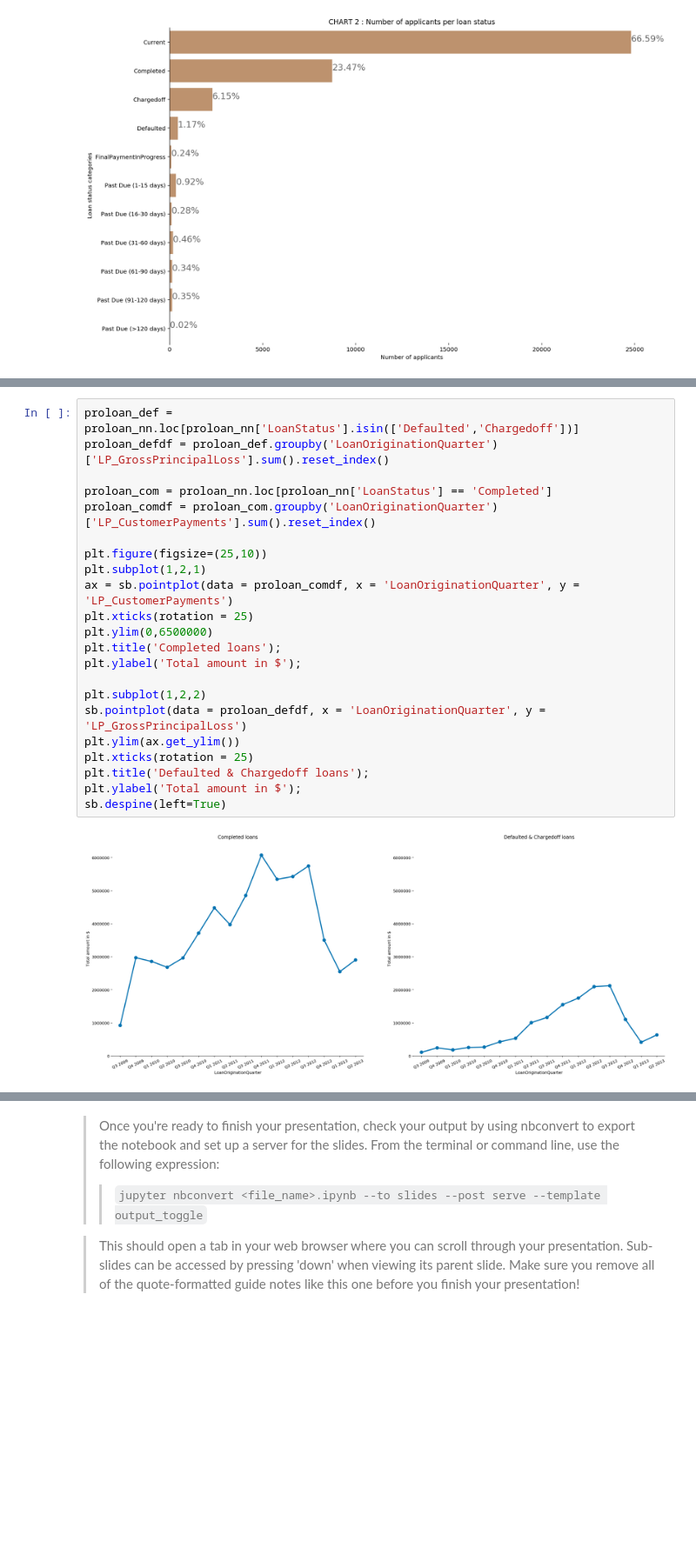
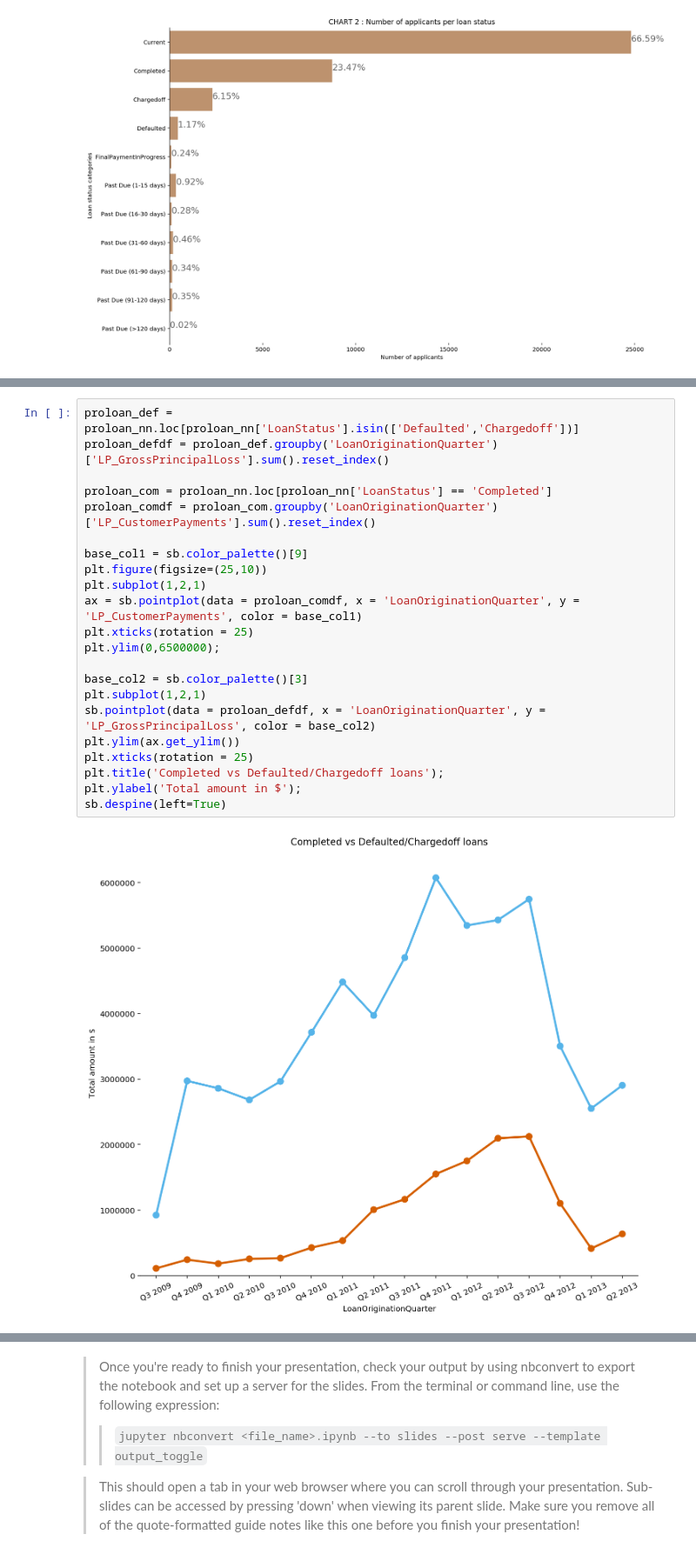
Before and after one commit to lloyddamion/DataVisualisation, a Jupyter notebook: slide_deck_template-checkpoint.ipynb, the cells around one changed output, grey strips where cells are left out. Shown at 87% size. Drawn from its saved outputs; the diff is of its cells as text; blank space fills up the shorter version.

```diff
--- a/slide_deck_template-checkpoint.ipynb
+++ b/slide_deck_template-checkpoint.ipynb
@@ -161,27 +143,27 @@ The objective of this
 # %%
 proloan_def = proloan_nn.loc[proloan_nn['LoanStatus'].isin(['Defaulted','Chargedoff'])]
 proloan_defdf = proloan_def.groupby('LoanOriginationQuarter')['LP_GrossPrincipalLoss'].sum().reset_index()
 
 proloan_com = proloan_nn.loc[proloan_nn['LoanStatus'] == 'Completed']
 proloan_comdf = proloan_com.groupby('LoanOriginationQuarter')['LP_CustomerPayments'].sum().reset_index()
 
+base_col1 = sb.color_palette()[9]
 plt.figure(figsize=(25,10))
 plt.subplot(1,2,1)
-ax = sb.pointplot(data = proloan_comdf, x = 'LoanOriginationQuarter', y = 'LP_CustomerPayments')
+ax = sb.pointplot(data = proloan_comdf, x = 'LoanOriginationQuarter', y = 'LP_CustomerPayments', color = base_col1)
 plt.xticks(rotation = 25)
-plt.ylim(0,6500000)
-plt.title('Completed loans');
-plt.ylabel('Total amount in $');
+plt.ylim(0,6500000);
 
-plt.subplot(1,2,2)
-sb.pointplot(data = proloan_defdf, x = 'LoanOriginationQuarter', y = 'LP_GrossPrincipalLoss')
+base_col2 = sb.color_palette()[3]
+plt.subplot(1,2,1)
+sb.pointplot(data = proloan_defdf, x = 'LoanOriginationQuarter', y = 'LP_GrossPrincipalLoss', color = base_col2)
 plt.ylim(ax.get_ylim())
 plt.xticks(rotation = 25)
-plt.title('Defaulted & Chargedoff loans');
+plt.title('Completed vs Defaulted/Chargedoff loans');
 plt.ylabel('Total amount in $');
 sb.despine(left=True)
 # %% [output]
-[figure, old version]
+[figure, new version]
 # %% [markdown]
 ### Relationship between Credit Score, BorrowerAPR and ProsperRating
 
```
Also changed, not shown: parts of 30 cells of this notebook.
